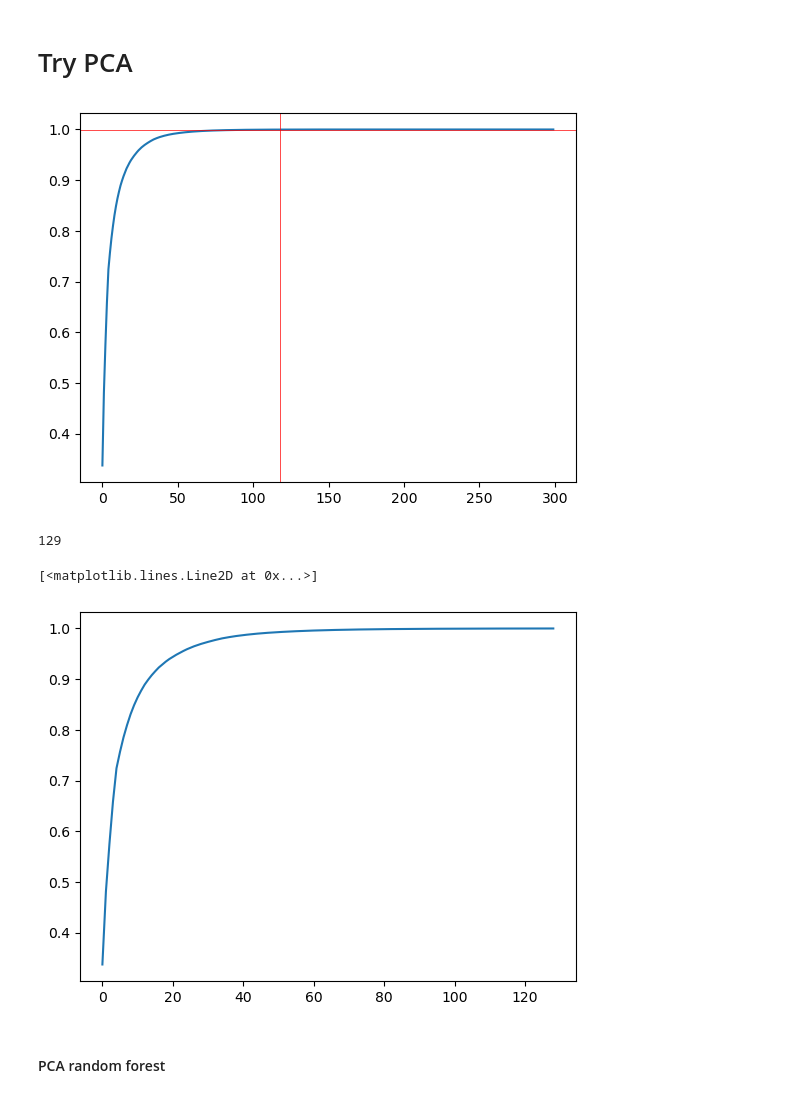
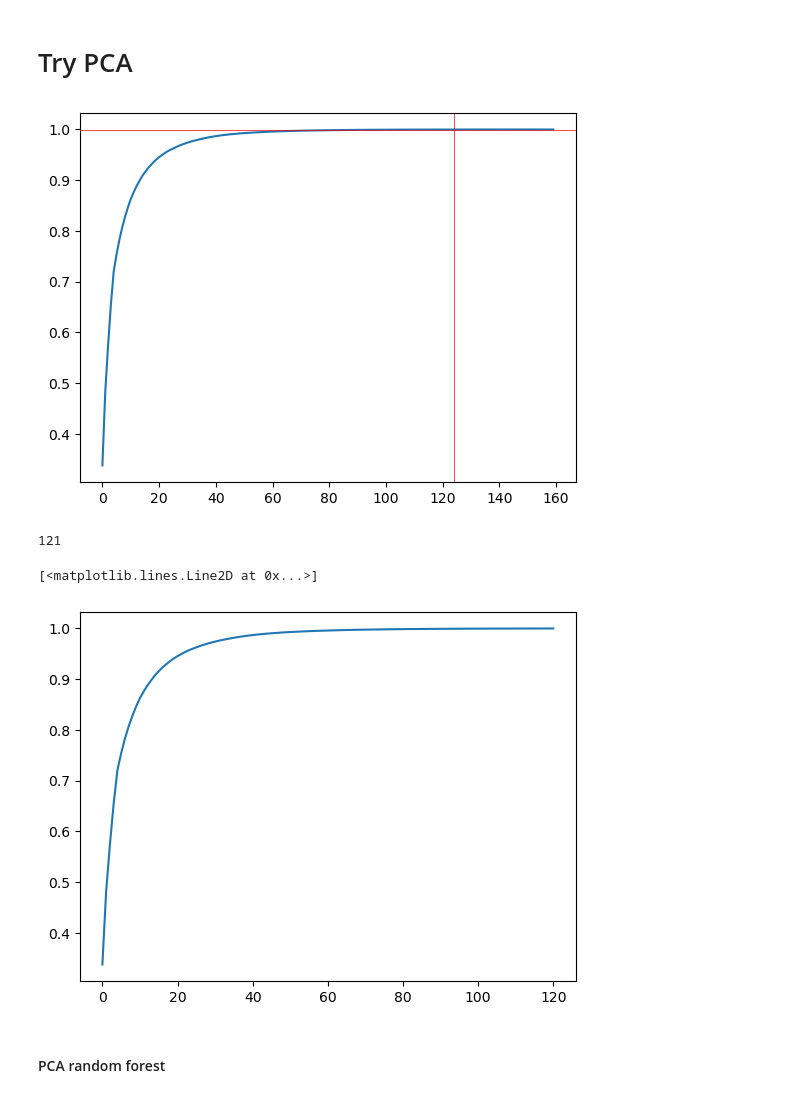
Before and after one commit to TaliaSeada/macro_competition, a Jupyter notebook: macro_competition.ipynb, the cells around one changed output. Drawn from its saved outputs; the diff is of its cells as text; code cells hidden in the pictures.

```diff
--- a/macro_competition.ipynb
+++ b/macro_competition.ipynb
@@ -123,7 +123,7 @@ from sklearn.preprocessing import LabelEncoder
 tokenized_data = [doc.split() for doc in train_df['vba_code']]
 
 # Train Word2Vec model
-word2vec_model = Word2Vec(sentences=tokenized_data, vector_size=300, window=5, min_count=1, workers=4)
+word2vec_model = Word2Vec(sentences=tokenized_data, vector_size=160, window=5, min_count=1, workers=4)
 
 # Function to aggregate word vectors for each document
 def aggregate_word_vectors(tokens, model):
@@ -815,12 +815,12 @@ plt.show()
 # %%
 pca = PCA()
 pca.fit(X_train_word2vec_df)
 cumsum = np.cumsum(pca.explained_variance_ratio_)
 plt.plot(cumsum)
 plt.axhline(y=0.9999, linewidth=0.5, color='r');
-plt.axvline(x=129, linewidth=0.5, color='r');
+plt.axvline(x=121, linewidth=0.5, color='r');
 # %% [output]
-[figure, old version]
+[figure, new version]
 # %%
 pca = PCA(n_components=0.9999)
 X_train_reduced = pca.fit_transform(X_train_word2vec_df)
@@ -828,13 +828,13 @@ X_val_reduced = pca.transform(X_val_word2vec_df)
 # %%
 pca.n_components_
 # %% [output]
-129
+121
 # %%
 cumsum = np.cumsum(pca.explained_variance_ratio_)
 plt.plot(cumsum)
 # %% [output]
 [<matplotlib.lines.Line2D at 0x...>]
-[figure, old version]
+[figure, new version]
 # %%
 X_train_PCA = pd.DataFrame(X_train_reduced)
 X_val_PCA = pd.DataFrame(X_val_reduced)
```
Also changed, not shown: parts of 13 cells of this notebook.
